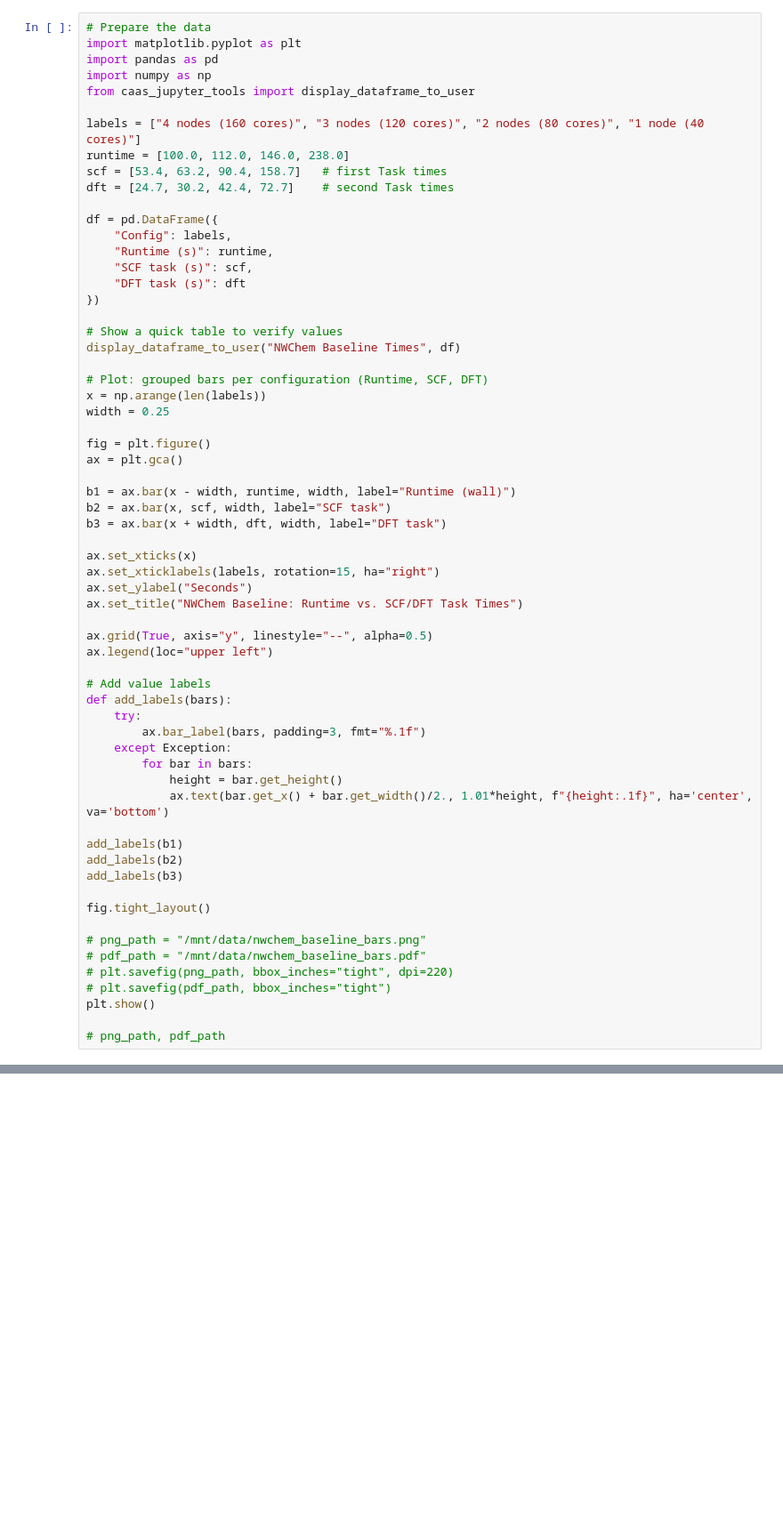
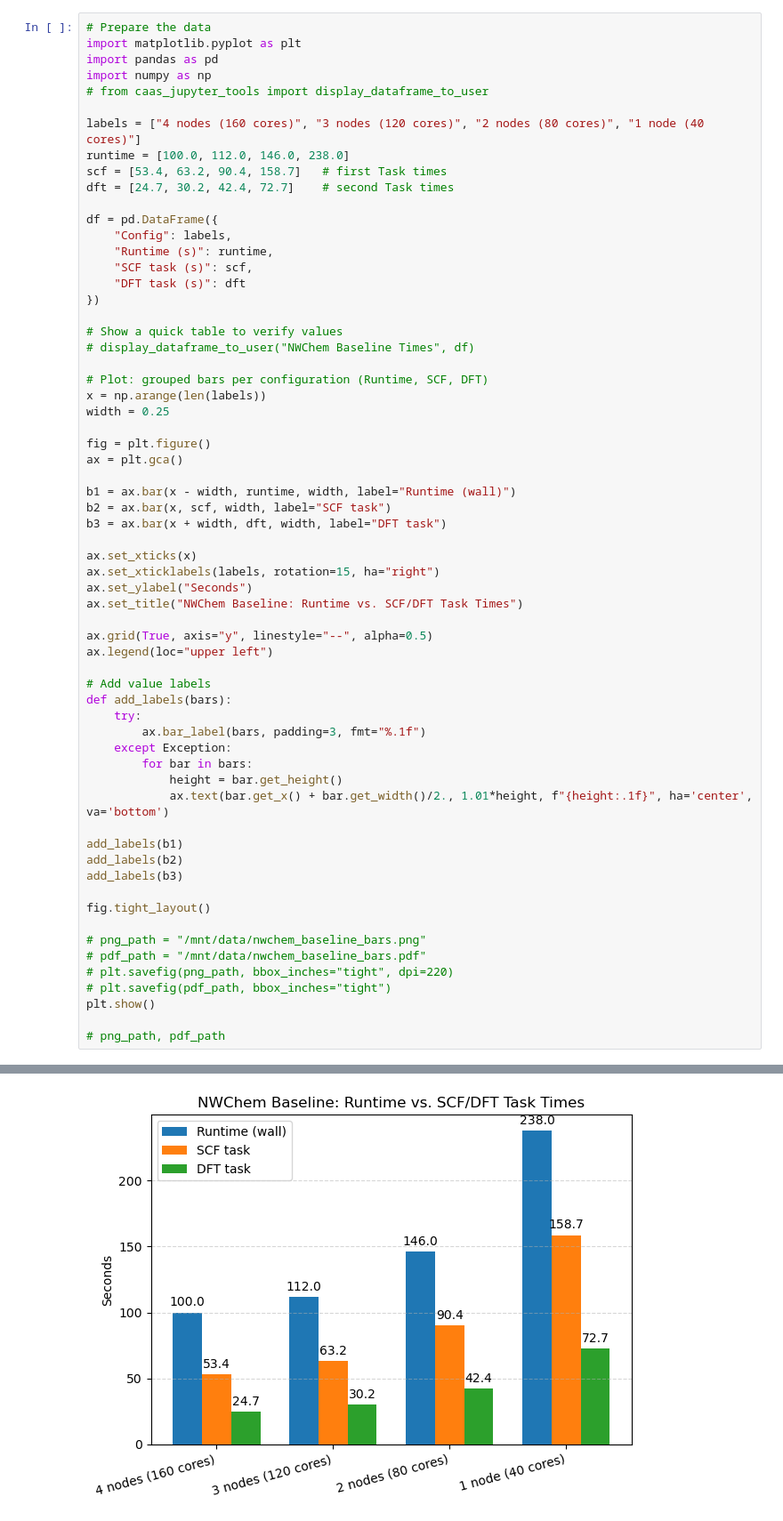
Before and after one commit to HaibinLai/APAC25-nwchem, a Jupyter notebook: baseline_analysis.ipynb, the cells around one changed output, grey strips where cells are left out. Shown at 89% size. Saved outputs shown, nothing was run; the diff lists cells and outputs as text; blank space fills up the shorter version.

```diff
--- a/baseline_analysis.ipynb
+++ b/baseline_analysis.ipynb
@@ -3,7 +3,7 @@
 import matplotlib.pyplot as plt
 import pandas as pd
 import numpy as np
-from caas_jupyter_tools import display_dataframe_to_user
+# from caas_jupyter_tools import display_dataframe_to_user
 
 labels = ["4 nodes (160 cores)", "3 nodes (120 cores)", "2 nodes (80 cores)", "1 node (40 cores)"]
 runtime = [100.0, 112.0, 146.0, 238.0]
@@ -18,7 +18,7 @@ df = pd.DataFrame({
 })
 
 # Show a quick table to verify values
-display_dataframe_to_user("NWChem Baseline Times", df)
+# display_dataframe_to_user("NWChem Baseline Times", df)
 
 # Plot: grouped bars per configuration (Runtime, SCF, DFT)
 x = np.arange(len(labels))
@@ -66,3 +65,4 @@ ModuleNotFoundError: No module named 'matplotlib'
+[figure, added]
 # %%
 import matplotlib.pyplot as plt
 import pandas as pd
```
Also changed, not shown: parts of 12 cells of this notebook, 23 other files.
